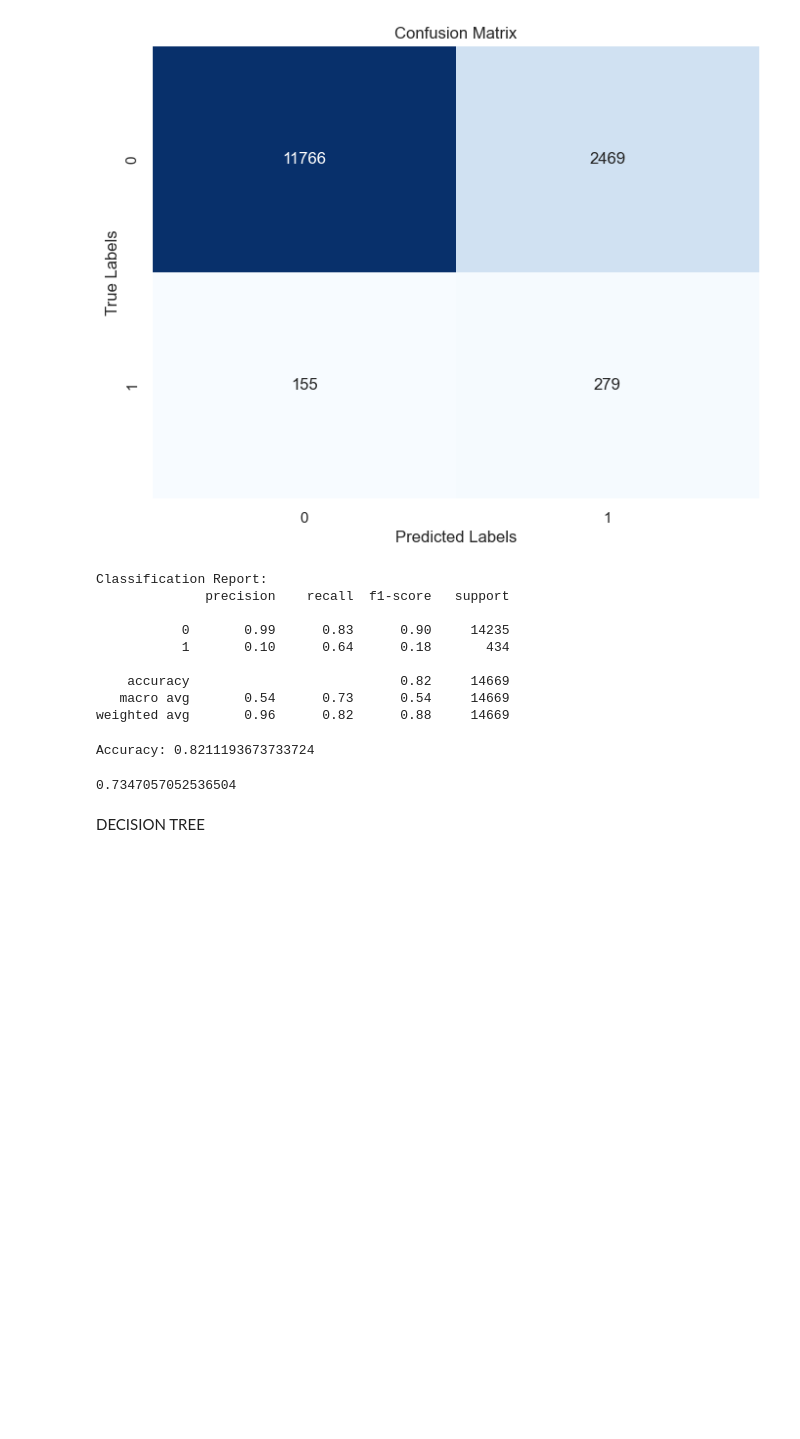
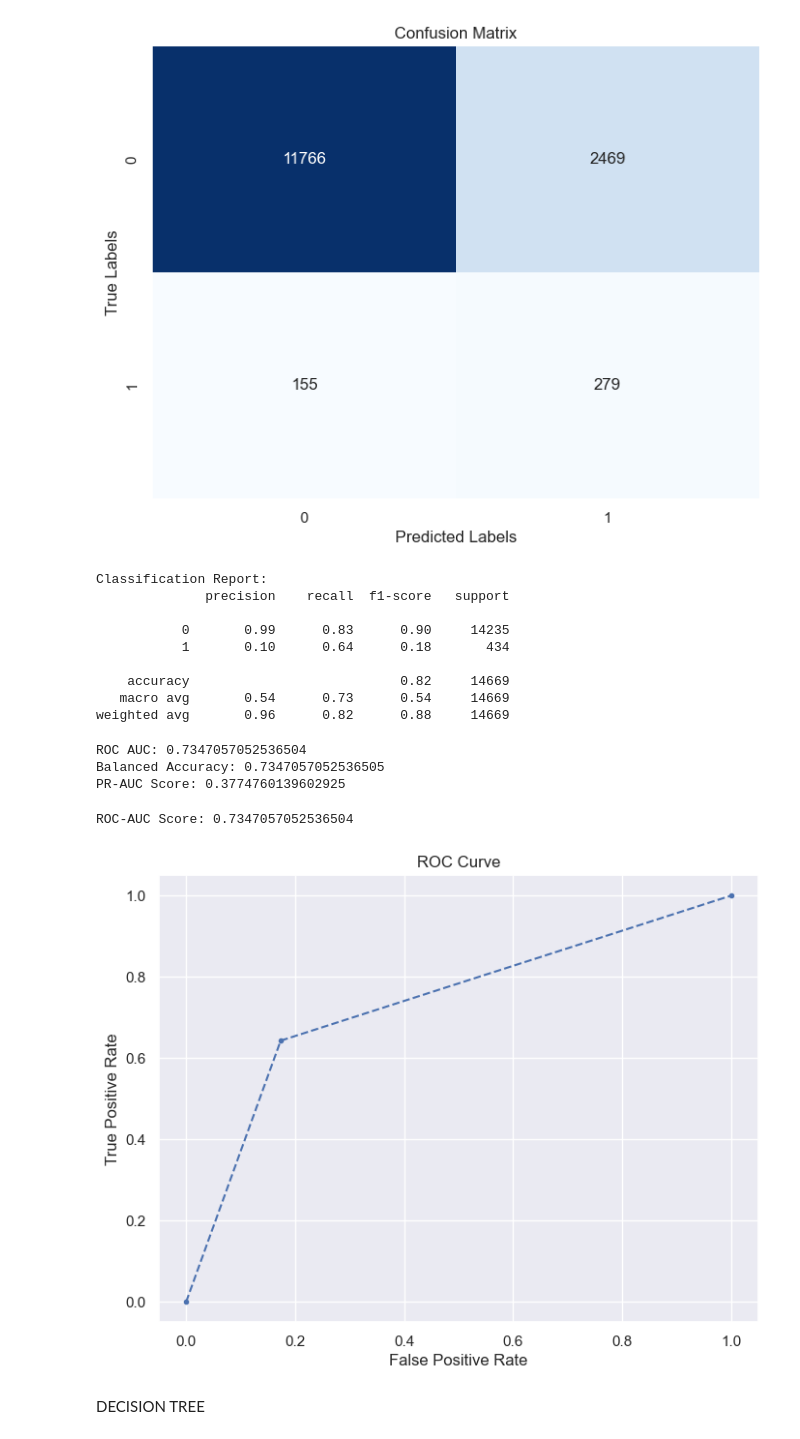
Before and after one commit to Upama23/Project_Upskilling_Trainee, a Jupyter notebook: Air_Bnb_Analysis.ipynb, the cells around one changed output. Cells and saved outputs as stored; diff of their text form; code cells hidden in the pictures; blank space fills up the shorter version.

Commit message:
refactor: added necessary comments and added some evaluation metrics.

```diff
--- a/Air_Bnb_Analysis.ipynb
+++ b/Air_Bnb_Analysis.ipynb
@@ -539,20 +640,38 @@ Classification Report:
     accuracy                           0.82     14669
    macro avg       0.54      0.73      0.54     14669
 weighted avg       0.96      0.82      0.88     14669
-# %%
-from sklearn.metrics import accuracy_score
-
-accuracy = accuracy_score(y_test, y_pred)
-print("Accuracy:", accuracy)
-# %% [output]
-Accuracy: 0.8211193673733724
-# %%
-from sklearn.metrics import roc_auc_score
-
-roc_auc = roc_auc_score(y_test, y_pred)
-roc_auc
-# %% [output]
-0.7347057052536504
+# %%
+roc_auc = roc_auc_score(y_test, y_pred)
+print("ROC AUC:", roc_auc)
+
+# Calculate balanced accuracy
+balanced_acc = balanced_accuracy_score(y_test, y_pred)
+print(f"Balanced Accuracy: {balanced_acc}")
+
+# Calculate precision-recall curve and PR-AUC
+precision, recall, _ = precision_recall_curve(y_test, y_pred)
+pr_auc = auc(recall, precision)
+print(f"PR-AUC Score: {pr_auc}")
+# %% [output]
+ROC AUC: 0.7347057052536504
+Balanced Accuracy: 0.7347057052536505
+PR-AUC Score: 0.3774760139602925
+# %%
+# Calculate ROC curve
+fpr, tpr, _ = roc_curve(y_test, y_pred)
+roc_auc = auc(fpr, tpr)
+print(f"ROC-AUC Score: {roc_auc}")
+
+# Visualize ROC curve
+plt.figure(figsize=(8, 6))
+plt.plot(fpr, tpr, linestyle="--", marker=".")
+plt.xlabel("False Positive Rate")
+plt.ylabel("True Positive Rate")
+plt.title("ROC Curve")
+plt.show()
+# %% [output]
+ROC-AUC Score: 0.7347057052536504
+[figure, added]
 # %% [markdown]
 DECISION TREE
 # %%
```
Also changed, not shown: parts of 41 cells of this notebook, 1 other file.
